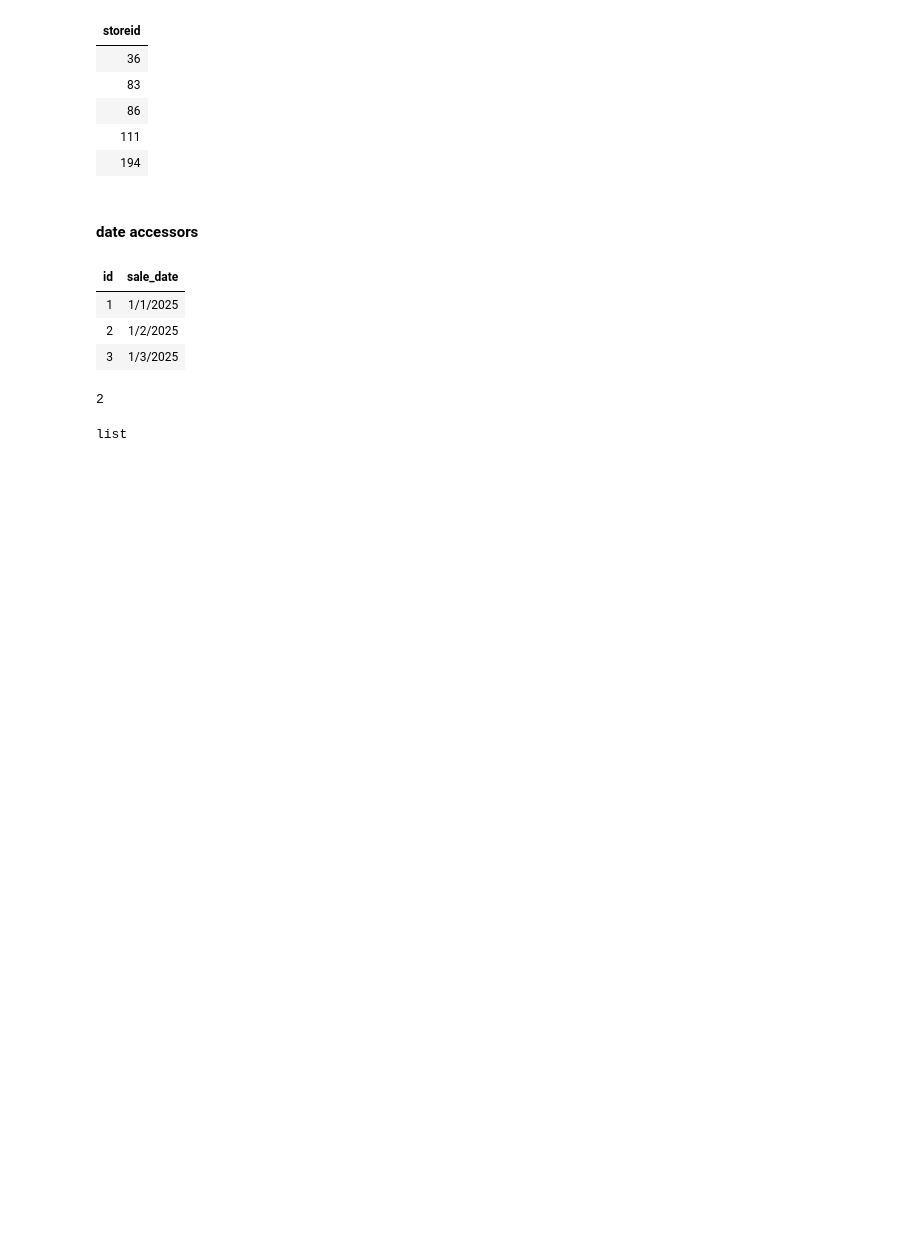
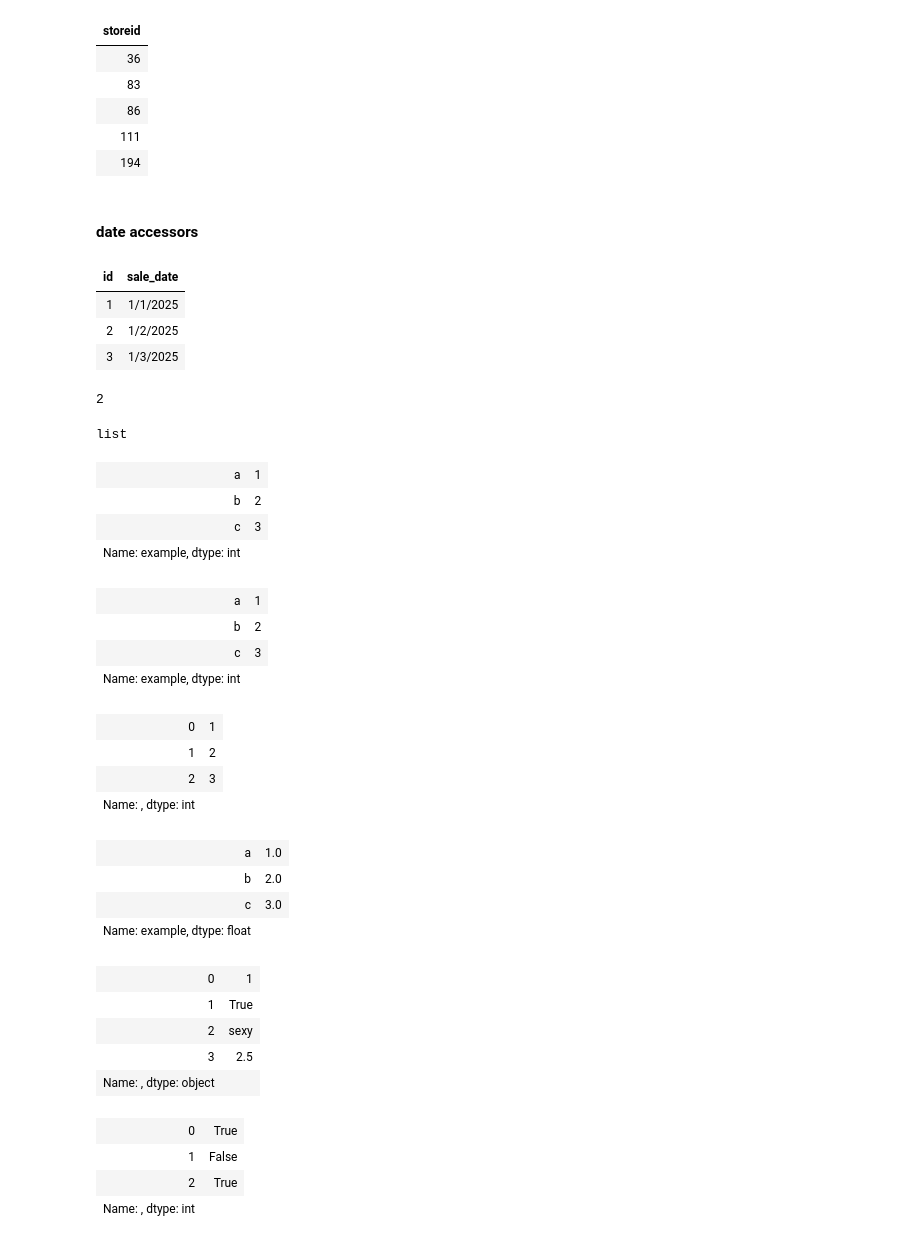
Before and after one commit to C5m7b4/atrax, a Jupyter notebook: SeriesPoc.ipynb, the cells around one changed output. Saved outputs shown, nothing was run; the diff lists cells and outputs as text; code cells hidden in the pictures; blank space fills up the shorter version.

```diff
--- a/SeriesPoc.ipynb
+++ b/SeriesPoc.ipynb
@@ -526,0 +529,15 @@ list
+# %%
+s
+# %% [output]
+| a | 1 |
+| b | 2 |
+| c | 3 |
+| Name: example, dtype: int |  |
+# %%
+s = tx.Series([1,2,3], name='example', index=['a', 'b', 'c'])
+s
+# %% [output]
+| a | 1 |
+| b | 2 |
+| c | 3 |
+| Name: example, dtype: int |  |
@@ -526,0 +546,32 @@ list
+# %%
+s
+# %% [output]
+| 0 | 1 |
+| 1 | 2 |
+| 2 | 3 |
+| Name: , dtype: int |  |
+# %%
+s = tx.Series([1.0, 2.0, 3.0], name='example', index=['a', 'b', 'c'])
+s
+# %% [output]
+| a | 1.0 |
+| b | 2.0 |
+| c | 3.0 |
+| Name: example, dtype: float |  |
+# %%
+s = tx.Series([1, True, 'sexy', 2.5])
+s
+# %% [output]
+| 0 | 1 |
+| 1 | True |
+| 2 | sexy |
+| 3 | 2.5 |
+| Name: , dtype: object |  |
+# %%
+s = tx.Series([True, False, True])
+s
+# %% [output]
+| 0 | True |
+| 1 | False |
+| 2 | True |
+| Name: , dtype: int |  |
```
Also changed, not shown: parts of 2 cells of this notebook, 6 other files.
